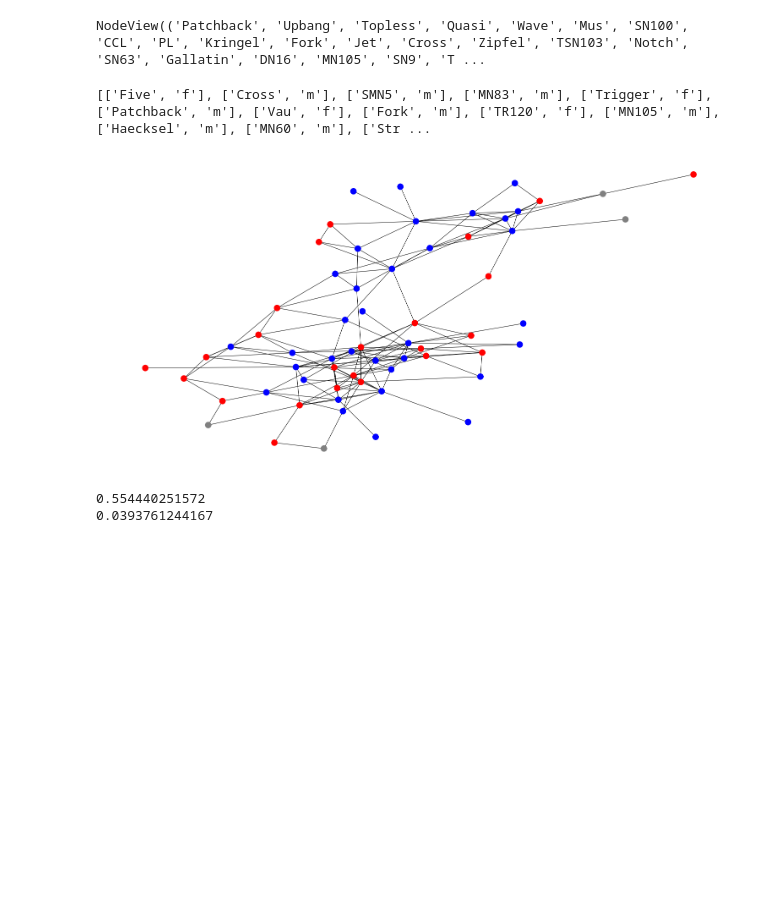
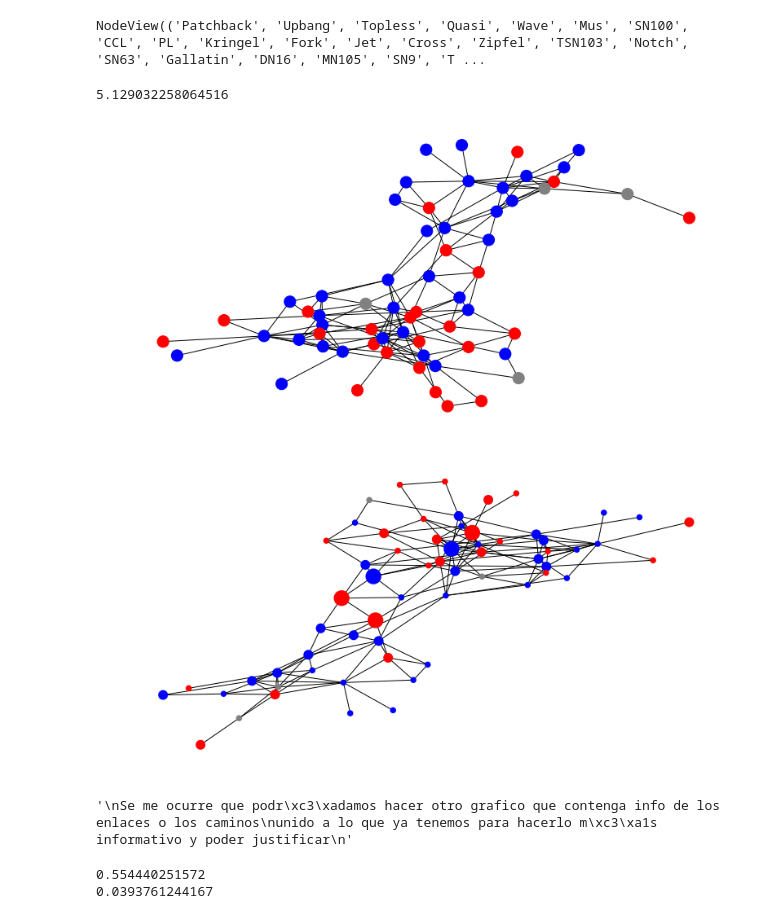
Before and after one commit to alangivre/TP1, a Jupyter notebook: TP1v1.ipynb, the cells around one changed output. Cells and saved outputs as stored; diff of their text form; code cells hidden in the pictures; blank space fills up the shorter version.

```diff
--- a/TP1v1.ipynb
+++ b/TP1v1.ipynb
@@ -124,5 +152 @@ generos=ldata('tc01_data/dolphinsGender.txt')
-# %%
-print(generos)
-# %% [output]
-[['Five', 'f'], ['Cross', 'm'], ['SMN5', 'm'], ['MN83', 'm'], ['Trigger', 'f'], ['Patchback', 'm'], ['Vau', 'f'], ['Fork', 'm'], ['TR120', 'f'], ['MN105', 'm'], ['Haecksel', 'm'], ['MN60', 'm'], ['Str ...
 # %%
@@ -130,17 +154,49 @@ print(generos)
 for delfin in generos:
     delfines.node[delfin[0]]["genero"]=delfin[1]
-# %%
-plt.figure(figsize=(20,10))
-nx.draw(delfines,
-        width=1,
-        node_color=["blue" if g=="m" else "red" if g=="f" else "grey"  for g in nx.get_node_attributes(delfines, "genero").values()],
-        node_size=200,
-        with_labels=False,
-       pos=nx.fruchterman_reingold_layout(delfines)
-       )
-plt.show()
-# %% [output]
-[figure, removed]
+# %%
+print np.average(list(dict(delfines.degree).values()))
+# %% [output]
+5.129032258064516
+# %%
+# Diferentes opciones de layaot con información de género
+
+plt.figure(figsize=(10,5))
+nx.draw(delfines,
+        width=1,
+        node_color=["blue" if g=="m" else "red" if g=="f" else "grey"  for g in nx.get_node_attributes
+                    (delfines, "genero").values()],
+        node_size=200,
+       with_labels=False,
+       pos=nx.spring_layout(delfines)
+       )
+plt.show()
+
+ave_degree = np.average(list(dict(delfines.degree).values()))
+
+# Layout con información de nodos más conectados
+
+plt.figure(figsize=(10,5))
+nx.draw(delfines,
+        width=1,
+        with_labels=False,
+        node_color=["blue" if g=="m" else "red" if g=="f" else "grey"  for g in nx.get_node_attributes
+                    (delfines, "genero").values()],
+        node_size=[300 if g>=10 else 30 if g<= ave_degree else 100 for g in list(dict(delfines.degree).values())
+                ],
+        linewidths = 2,
+
+       pos=nx.fruchterman_reingold_layout(delfines)
+       )
+plt.show()
+
+"""
+Se me ocurre que podríamos hacer otro grafico que contenga info de los enlaces o los caminos
+unido a lo que ya tenemos para hacerlo más informativo y poder justificar
+"""
+# %% [output]
+[figure, added]
+[figure, added]
+'\nSe me ocurre que podr\xc3\xadamos hacer otro grafico que contenga info de los enlaces o los caminos\nunido a lo que ya tenemos para hacerlo m\xc3\xa1s informativo y poder justificar\n'
 # %%
 sexos=dict(delfines.node.data("genero"))
 test=delfines.copy()  # Si ponés igual se te modifica todo junto
```
Also changed, not shown: parts of 9 cells of this notebook.
